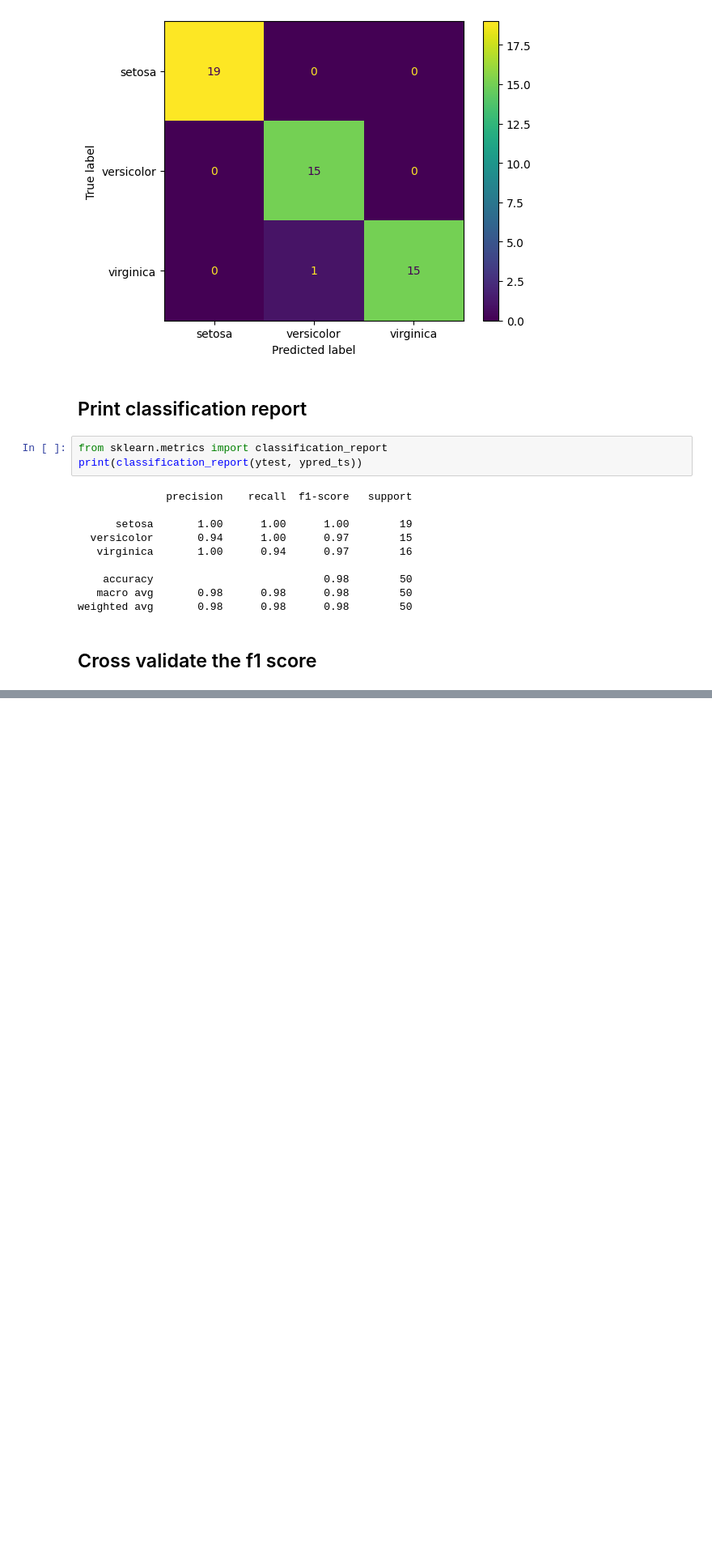
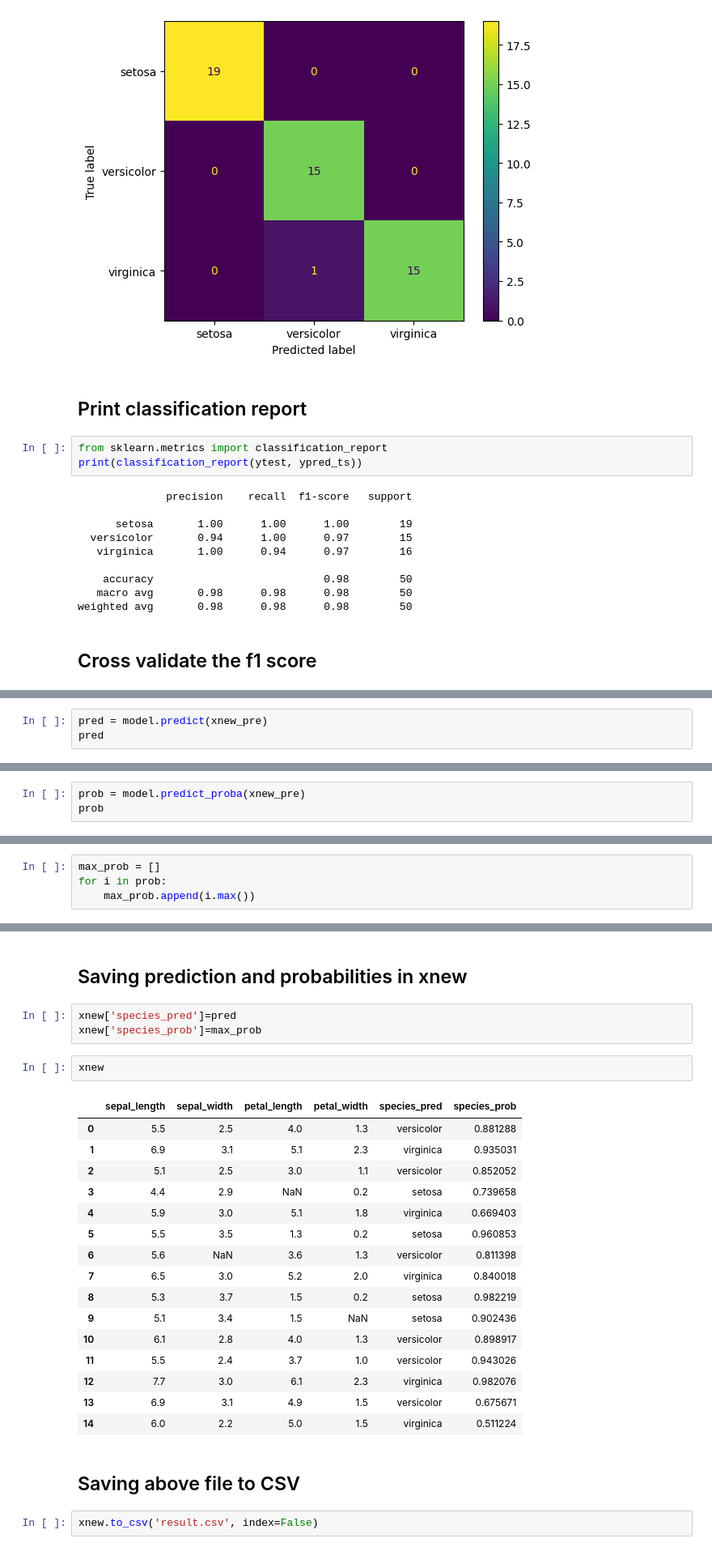
Before and after one commit to abs0742/Github-VScode, a Jupyter notebook: Logistics Regression/Logistics_regression.ipynb, the cells around one changed output, grey strips where cells are left out. Shown at 81% size. Drawn from its saved outputs; the diff is of its cells as text; blank space fills up the shorter version.

```diff
--- a/Logistics Regression/Logistics_regression.ipynb
+++ b/Logistics Regression/Logistics_regression.ipynb
@@ -258,0 +362,3 @@ weighted avg       0.98      0.98      0.98        50
+# %%
+pred = model.predict(xnew_pre)
+pred
@@ -258,0 +370,3 @@ weighted avg       0.98      0.98      0.98        50
+# %%
+prob = model.predict_proba(xnew_pre)
+prob
@@ -258,0 +401,4 @@ weighted avg       0.98      0.98      0.98        50
+# %%
+max_prob = []
+for i in prob:
+    max_prob.append(i.max())
@@ -258,0 +423,28 @@ weighted avg       0.98      0.98      0.98        50
+# %% [markdown]
+## Saving prediction and probabilities in xnew
+# %%
+xnew['species_pred']=pred
+xnew['species_prob']=max_prob
+# %%
+xnew
+# %% [output]
+|  | sepal_length | sepal_width | petal_length | petal_width | species_pred | species_prob |
+| 0 | 5.5 | 2.5 | 4.0 | 1.3 | versicolor | 0.881288 |
+| 1 | 6.9 | 3.1 | 5.1 | 2.3 | virginica | 0.935031 |
+| 2 | 5.1 | 2.5 | 3.0 | 1.1 | versicolor | 0.852052 |
+| 3 | 4.4 | 2.9 | NaN | 0.2 | setosa | 0.739658 |
+| 4 | 5.9 | 3.0 | 5.1 | 1.8 | virginica | 0.669403 |
+| 5 | 5.5 | 3.5 | 1.3 | 0.2 | setosa | 0.960853 |
+| 6 | 5.6 | NaN | 3.6 | 1.3 | versicolor | 0.811398 |
+| 7 | 6.5 | 3.0 | 5.2 | 2.0 | virginica | 0.840018 |
+| 8 | 5.3 | 3.7 | 1.5 | 0.2 | setosa | 0.982219 |
+| 9 | 5.1 | 3.4 | 1.5 | NaN | setosa | 0.902436 |
+| 10 | 6.1 | 2.8 | 4.0 | 1.3 | versicolor | 0.898917 |
+| 11 | 5.5 | 2.4 | 3.7 | 1.0 | versicolor | 0.943026 |
+| 12 | 7.7 | 3.0 | 6.1 | 2.3 | virginica | 0.982076 |
+| 13 | 6.9 | 3.1 | 4.9 | 1.5 | versicolor | 0.675671 |
+| 14 | 6.0 | 2.2 | 5.0 | 1.5 | virginica | 0.511224 |
+# %% [markdown]
+## Saving above file to CSV
+# %%
+xnew.to_csv('result.csv', index=False)
```
Also changed, not shown: parts of 19 cells of this notebook, 4 other files.
